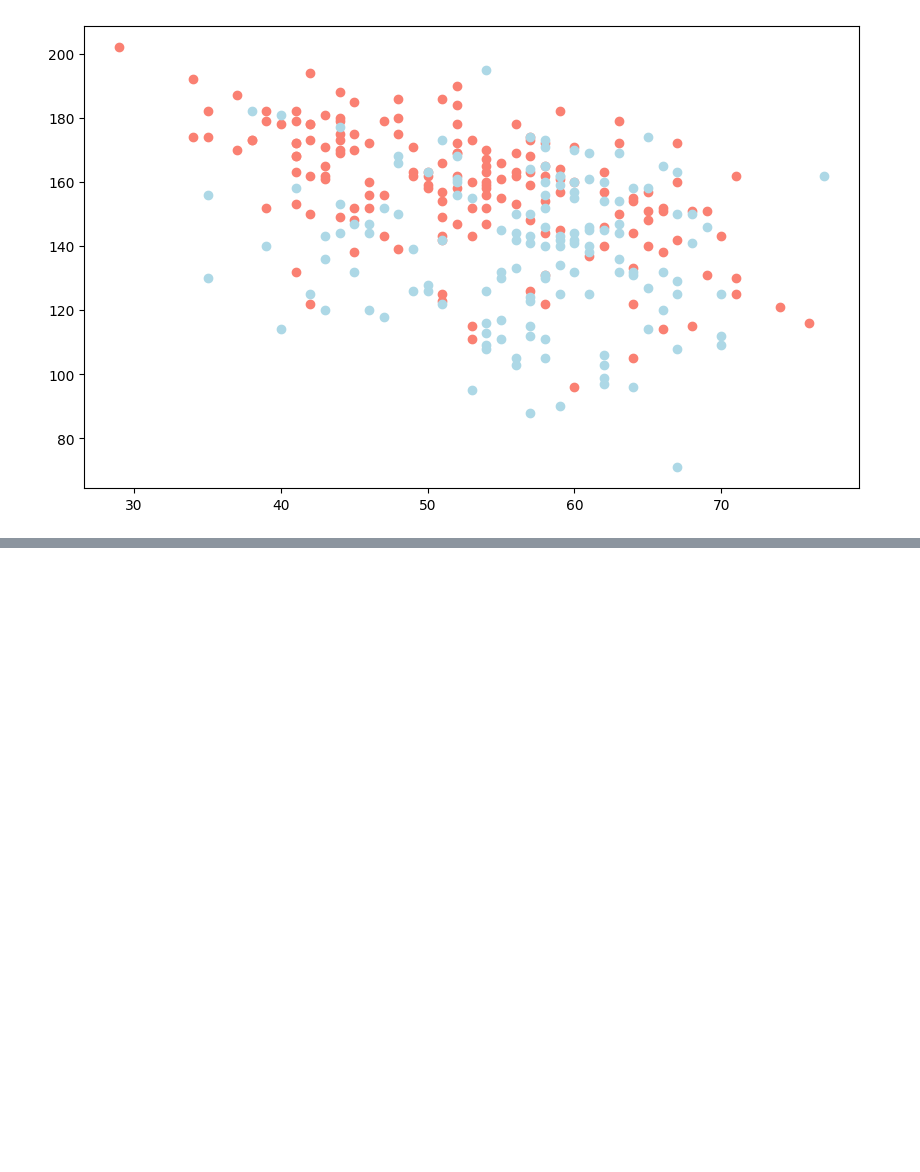
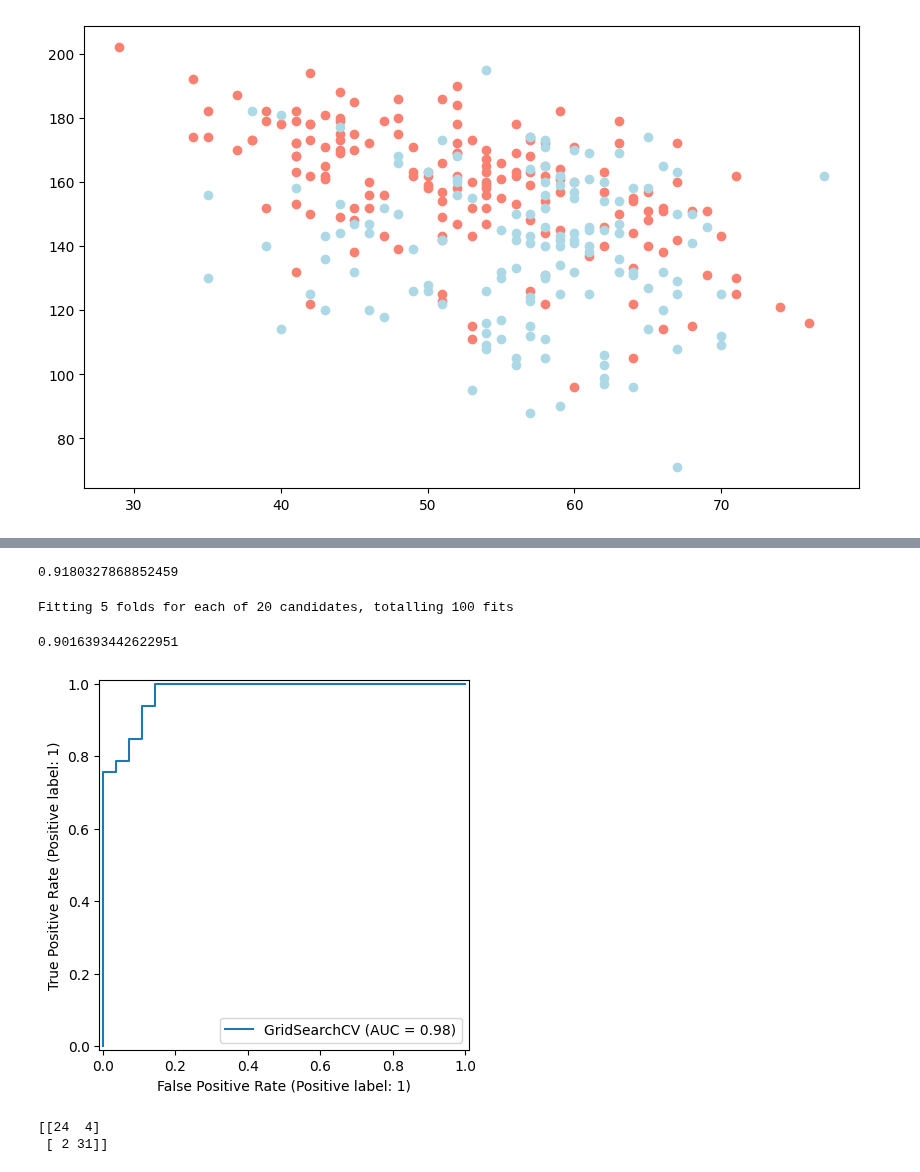
Before and after one commit to jmdjean/ML---Scikit-Learn---python---category, a Jupyter notebook: codigo-jupyter.ipynb, the cells around one changed output, grey strips where cells are left out. Cells and saved outputs as stored; diff of their text form; code cells hidden in the pictures; blank space fills up the shorter version.

```diff
--- a/codigo-jupyter.ipynb
+++ b/codigo-jupyter.ipynb
@@ -88,0 +328,31 @@ plt.scatter(df["age"] [condition == 0],
+# %%
+rs_rf.best_params_
+
+{'max_depth': 3,
+ 'min_samples_leaf': 19,
+ 'min_samples_split': 4,
+ 'n_estimators': 210}
+
+rs_rf.score(X_test, y_test)
+# %% [output]
+0.9180327868852459
+# %%
+log_reg_grid = {"C": np.logspace(-4, 4, 20),
+                "solver": ["liblinear"]}
+
+gs_log_reg = GridSearchCV(LogisticRegression(),
+                          param_grid=log_reg_grid,
+                          cv=5,
+                          verbose=True)
+
+gs_log_reg.fit(X_train, y_train);
+# %% [output]
+Fitting 5 folds for each of 20 candidates, totalling 100 fits
+# %%
+gs_log_reg.best_params_
+
+{'C': 0.23357214690901212, 'solver': 'liblinear'}
+
+gs_log_reg.score(X_test, y_test)
+# %% [output]
+0.9016393442622951
@@ -88,0 +361,14 @@ plt.scatter(df["age"] [condition == 0],
+# %%
+# Import ROC Curve
+from sklearn.metrics import RocCurveDisplay
+
+# Plot ROC Curve e calcula a métrica
+RocCurveDisplay.from_estimator(gs_log_reg, X_test, y_test);
+# %% [output]
+[figure, added]
+# %%
+from sklearn.metrics import confusion_matrix, classification_report
+print(confusion_matrix(y_test, y_preds))
+# %% [output]
+[[24  4]
+ [ 2 31]]
```
Also changed, not shown: parts of 19 cells of this notebook.
